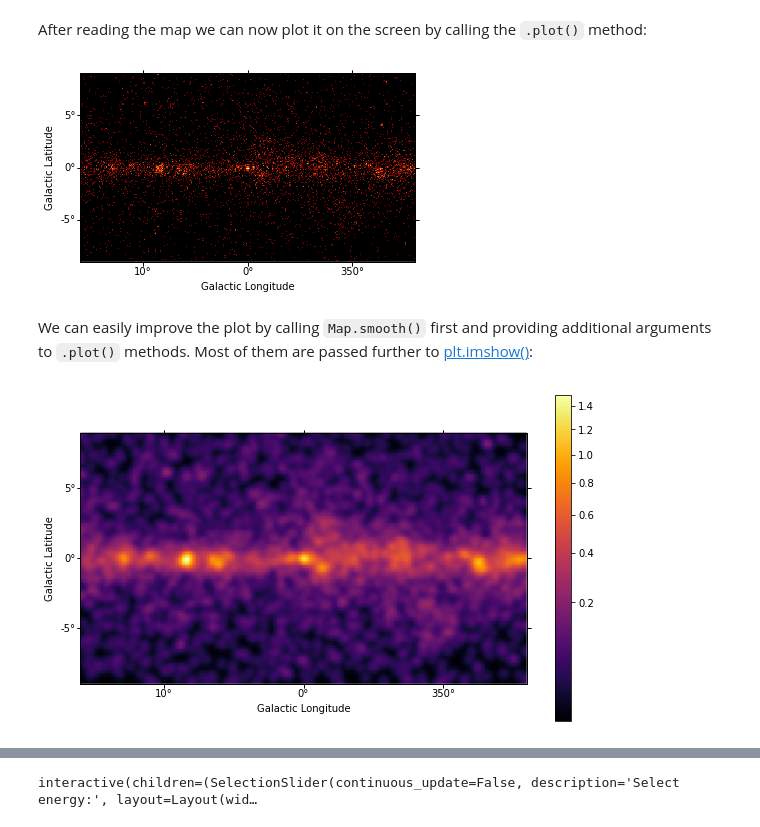
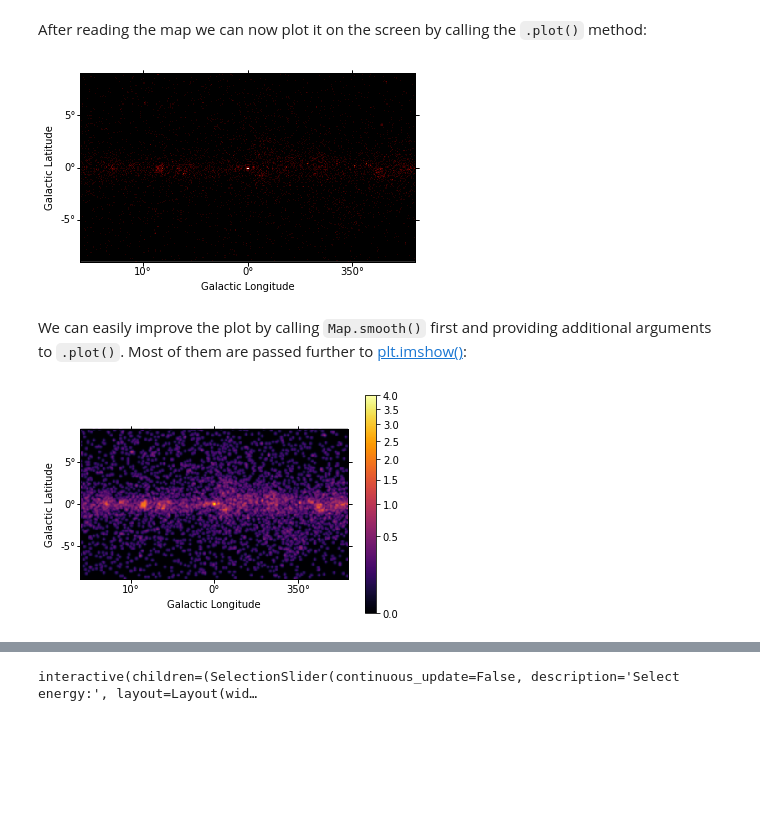
Before and after one commit to gammapy/gammapy-extra, a Jupyter notebook: notebooks/intro_maps.ipynb, the cells around one changed output, grey strips where cells are left out. Cells and saved outputs as stored; diff of their text form; code cells hidden in the pictures; blank space fills up the shorter version.

```diff
--- a/notebooks/intro_maps.ipynb
+++ b/notebooks/intro_maps.ipynb
@@ -364,14 +518,13 @@ m_2fhl_gc = Map.read(filename, hdu='counts')
 # %% [markdown]
 After reading the map we can now plot it on the screen by calling the `.plot()` method:
 # %%
-m_2fhl_gc.plot(stretch='sqrt');
+m_2fhl_gc.plot();
 # %% [output]
-[figure, old version]
+[figure, new version]
 # %% [markdown]
-We can easily improve the plot by calling `Map.smooth()` first and providing additional arguments to `.plot()` methods. Most of them are passed further to [plt.imshow()](https://matplotlib.org/api/_as_gen/matplotlib.pyplot.imshow.html):
+We can easily improve the plot by calling `Map.smooth()` first and providing additional arguments to `.plot()`. Most of them are passed further to [plt.imshow()](https://matplotlib.org/api/_as_gen/matplotlib.pyplot.imshow.html):
 # %%
-plt.figure(figsize=(10, 6))
-smoothed = m_2fhl_gc.smooth(radius=0.5 * u.deg, kernel='gauss')
-smoothed.plot(stretch='sqrt', cmap='inferno', add_cbar=True);
+smoothed = m_2fhl_gc.smooth(radius=0.2 * u.deg, kernel='gauss')
+smoothed.plot(stretch='sqrt', add_cbar=True, vmax=4, cmap='inferno');
 # %% [output]
-[figure, old version]
+[figure, new version]
```
Also changed, not shown: parts of 34 cells of this notebook.
